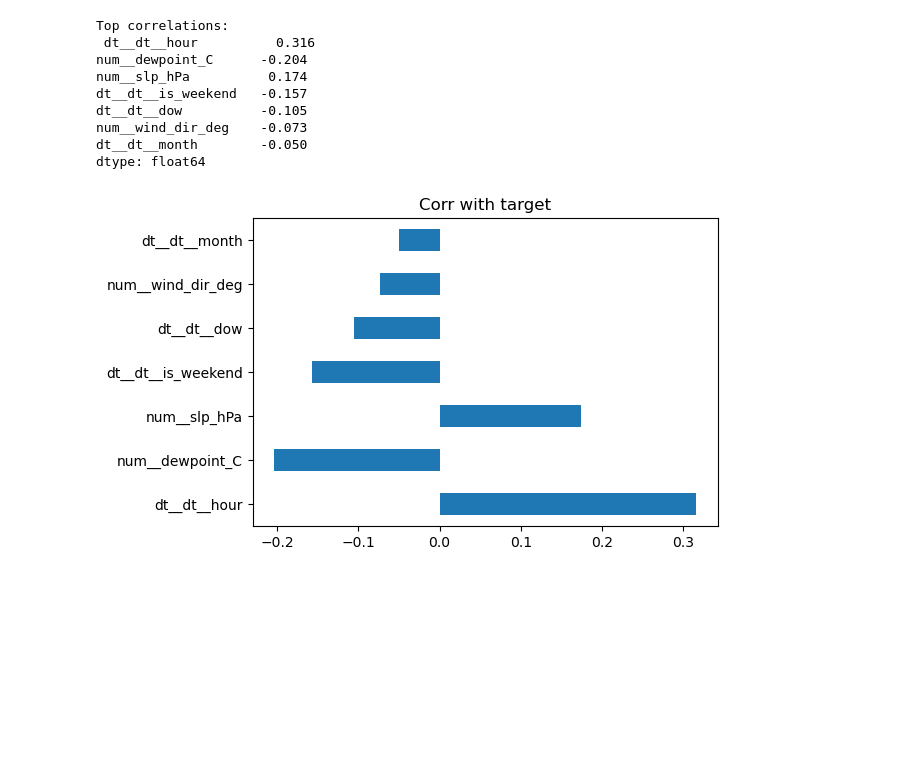
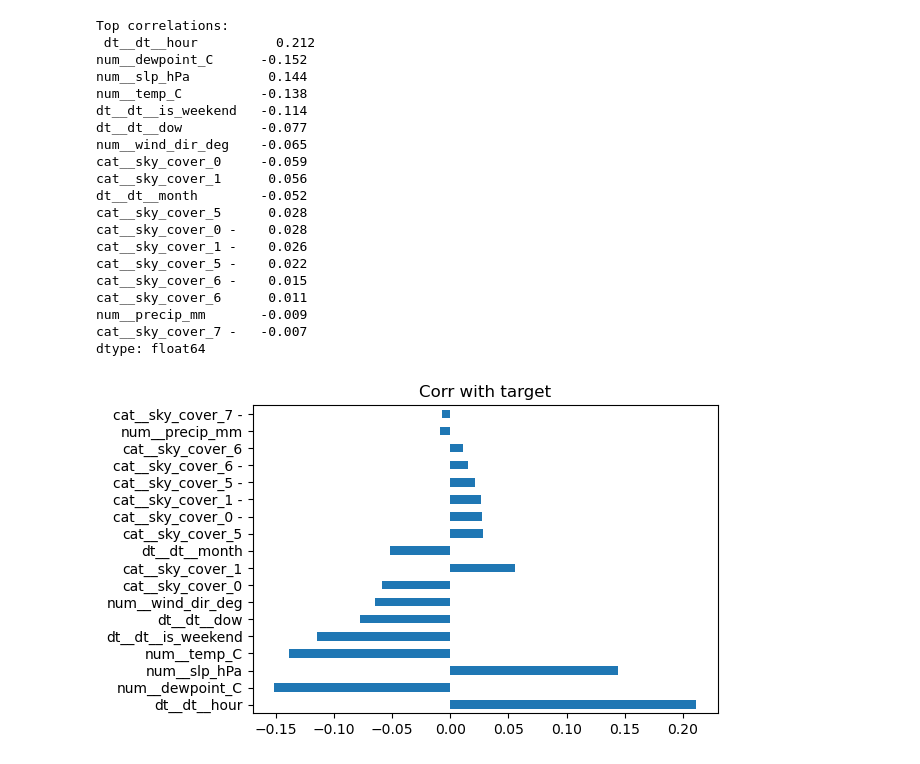
Before and after one commit to FedorSulaev/air-quality-predictor, a Jupyter notebook: notebooks/03_exploratory_data_analysis.ipynb, the cells around one changed output. Drawn from its saved outputs; the diff is of its cells as text; code cells hidden in the pictures; blank space fills up the shorter version.

```diff
--- a/notebooks/03_exploratory_data_analysis.ipynb
+++ b/notebooks/03_exploratory_data_analysis.ipynb
@@ -6,13 +15,20 @@ import seaborn as sns
 # %%
-fold1_X_train = pd.read_csv('data/processed/fold_1_X_train.csv')
-fold1_X_test = pd.read_csv('data/processed/fold_1_X_test.csv')
-fold1_y_train = pd.read_csv('data/processed/fold_1_y_train.csv').squeeze()
-fold1_y_test = pd.read_csv('data/processed/fold_1_y_test.csv').squeeze()
-fold2_X_train = pd.read_csv('data/processed/fold_2_X_train.csv')
-fold2_X_test = pd.read_csv('data/processed/fold_2_X_test.csv')
-fold2_y_train = pd.read_csv('data/processed/fold_2_y_train.csv').squeeze()
-fold2_y_test = pd.read_csv('data/processed/fold_2_y_test.csv').squeeze()
+in_dir = Path("data/processed/02")
+folds = {}
+for i in range(1, 3):
+    print(f"Reading fold {i}:")
+    folds[f"fold_{i}"] = {
+        "X_train": pd.read_csv(f'{in_dir}/fold_{i}_X_train.csv'),
+        "X_test": pd.read_csv(f'{in_dir}/fold_{i}_X_test.csv'),
+        "y_train": pd.read_csv(f'{in_dir}/fold_{i}_y_train.csv').squeeze(),
+        "y_test": pd.read_csv(f'{in_dir}/fold_{i}_y_test.csv').squeeze()
+    }
 
-print("Ready for EDA")
+X_train = folds["fold_1"]["X_train"];
+y_train = folds["fold_1"]["y_train"];
+
+print("Ready for Feature Classification:")
+print(f"  Training features: {X_train.shape}")
+print(f"  Features to classify: {len(X_train.columns)}")
 print(f"  Data integrity verified: ✅")
 # %% [output]
@@ -166,8 +184,8 @@ Name: target, dtype: float64
 # %%
-num_cols = fold1_X_train.select_dtypes('number').columns
-print("Numeric stats:\n", fold1_X_train[num_cols].describe().T[['mean','std','min','max']].round(2))
-# Plot first 4 histograms*
-fold1_X_train[num_cols[:5]].hist(bins=20, figsize=(12,6))
+num_cols = X_train.select_dtypes('number').columns
+print("Numeric stats:\n", X_train[num_cols].describe().T[['mean','std','min','max']].round(2))
+# Plot first 5 histograms*
+X_train[num_cols[:5]].hist(bins=20, figsize=(12,6))
 plt.tight_layout()
 plt.show()
 # %% [output]
@@ -184,18 +213,29 @@ dt__dt__is_weekend  -0.0  1.0 -0.64  1.57
 # %%
-corrs = fold1_X_train[num_cols].corrwith(fold1_y_train).sort_values(key=abs, ascending=False)
+corrs = X_train[num_cols].corrwith(y_train).sort_values(key=abs, ascending=False)
 print("Top correlations:\n", corrs.round(3))
 corrs.plot.barh(figsize=(6,4)); plt.title("Corr with target"); plt.show()
 # %% [output]
 Top correlations:
- dt__dt__hour          0.316
-num__dewpoint_C      -0.204
-num__slp_hPa          0.174
-dt__dt__is_weekend   -0.157
-dt__dt__dow          -0.105
-num__wind_dir_deg    -0.073
-dt__dt__month        -0.050
+ dt__dt__hour          0.212
+num__dewpoint_C      -0.152
+num__slp_hPa          0.144
+num__temp_C          -0.138
+dt__dt__is_weekend   -0.114
+dt__dt__dow          -0.077
+num__wind_dir_deg    -0.065
+cat__sky_cover_0     -0.059
+cat__sky_cover_1      0.056
+dt__dt__month        -0.052
+cat__sky_cover_5      0.028
+cat__sky_cover_0 -    0.028
+cat__sky_cover_1 -    0.026
+cat__sky_cover_5 -    0.022
+cat__sky_cover_6 -    0.015
+cat__sky_cover_6      0.011
+num__precip_mm       -0.009
+cat__sky_cover_7 -   -0.007
 dtype: float64
-[figure, old version]
+[figure, new version]
 # %%
 def iqr_outliers(s):
     q1,q3=s.quantile([.25,.75]); iqr=q3-q1
```
Also changed, not shown: parts of 19 cells of this notebook, 8 other files.
